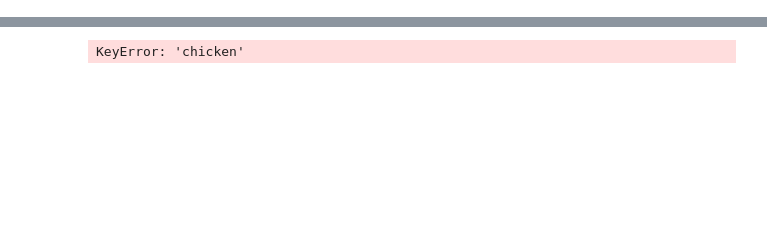
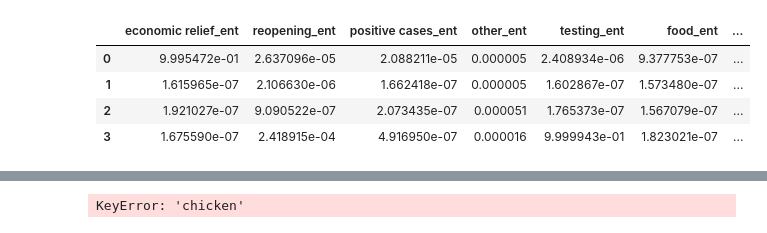
Before and after one commit to clrust/Covid-Policies, a Jupyter notebook: Analysis/PosNeg/testing.ipynb, the cells around one changed output, grey strips where cells are left out. Saved outputs shown, nothing was run; the diff lists cells and outputs as text; code cells hidden in the pictures; blank space fills up the shorter version.

```diff
--- a/Analysis/PosNeg/testing.ipynb
+++ b/Analysis/PosNeg/testing.ipynb
@@ -44,0 +110,8 @@ df3 = pd.DataFrame(clean_output)
+# %%
+ent_df2.loc[:,ent_df2.columns.str.contains("ent")]
+# %% [output]
+|  | economic relief_ent | reopening_ent | positive cases_ent | other_ent | testing_ent | food_ent | ... |
+| 0 | 9.995472e-01 | 2.637096e-05 | 2.088211e-05 | 0.000005 | 2.408934e-06 | 9.377753e-07 | ... |
+| 1 | 1.615965e-07 | 2.106630e-06 | 1.662418e-07 | 0.000005 | 1.602867e-07 | 1.573480e-07 | ... |
+| 2 | 1.921027e-07 | 9.090522e-07 | 2.073435e-07 | 0.000051 | 1.765373e-07 | 1.567079e-07 | ... |
+| 3 | 1.675590e-07 | 2.418915e-04 | 4.916950e-07 | 0.000016 | 9.999943e-01 | 1.823021e-07 | ... |
```
Also changed, not shown: parts of 5 cells of this notebook, 1 other file.
